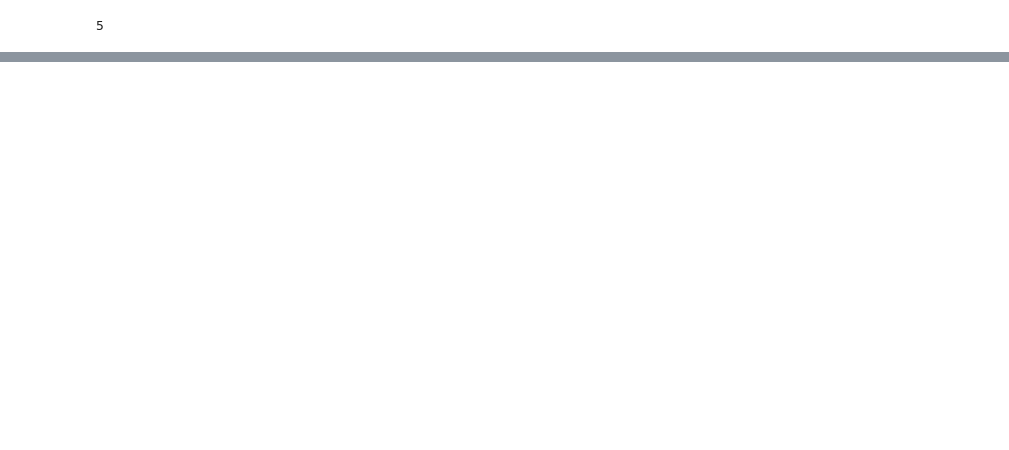
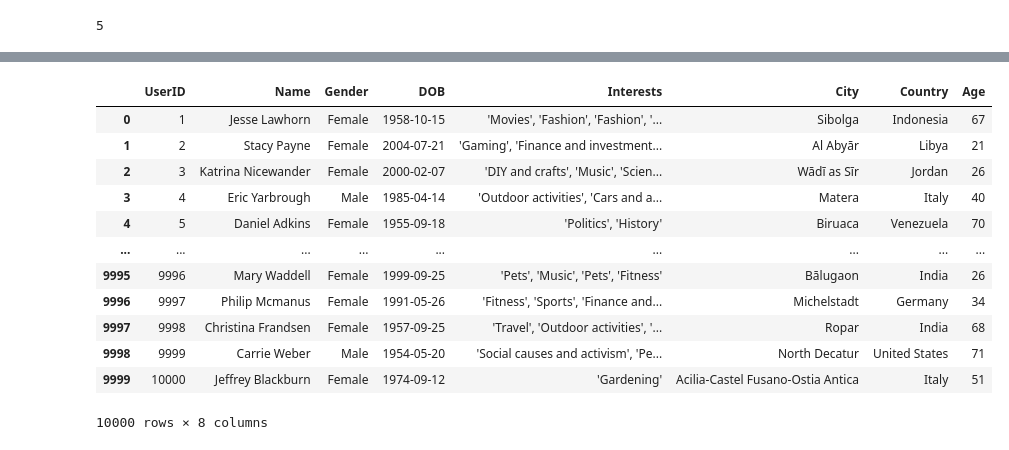
Before and after one commit to SaiShashankG/Social-Media-Friend-Recommendation-System, a Jupyter notebook: pro.ipynb, the cells around one changed output, grey strips where cells are left out. Saved outputs shown, nothing was run; the diff lists cells and outputs as text; code cells hidden in the pictures; blank space fills up the shorter version.

```diff
--- a/pro.ipynb
+++ b/pro.ipynb
@@ -15,0 +76,25 @@ FileNotFoundError: [Errno 2] No such file or directory: 'SocialMediaUsersDataSet
+# %%
+dob = pd.to_datetime(dataset['DOB'])
+current_date = datetime.now()
+
+# Calculate exact age considering leap years
+def calculate_age(born):
+    today = current_date
+    return today.year - born.year - ((today.month, today.day) < (born.month, born.day))
+
+dataset['Age'] = dob.apply(calculate_age)
+dataset
+# %% [output]
+|  | UserID | Name | Gender | DOB | Interests | City | Country | Age |
+| 0 | 1 | Jesse Lawhorn | Female | 1958-10-15 | 'Movies', 'Fashion', 'Fashion', '... | Sibolga | Indonesia | 67 |
+| 1 | 2 | Stacy Payne | Female | 2004-07-21 | 'Gaming', 'Finance and investment... | Al Abyār | Libya | 21 |
+| 2 | 3 | Katrina Nicewander | Female | 2000-02-07 | 'DIY and crafts', 'Music', 'Scien... | Wādī as Sīr | Jordan | 26 |
+| 3 | 4 | Eric Yarbrough | Male | 1985-04-14 | 'Outdoor activities', 'Cars and a... | Matera | Italy | 40 |
+| 4 | 5 | Daniel Adkins | Female | 1955-09-18 | 'Politics', 'History' | Biruaca | Venezuela | 70 |
+| ... | ... | ... | ... | ... | ... | ... | ... | ... |
+| 9995 | 9996 | Mary Waddell | Female | 1999-09-25 | 'Pets', 'Music', 'Pets', 'Fitness' | Bālugaon | India | 26 |
+| 9996 | 9997 | Philip Mcmanus | Female | 1991-05-26 | 'Fitness', 'Sports', 'Finance and... | Michelstadt | Germany | 34 |
+| 9997 | 9998 | Christina Frandsen | Female | 1957-09-25 | 'Travel', 'Outdoor activities', '... | Ropar | India | 68 |
+| 9998 | 9999 | Carrie Weber | Male | 1954-05-20 | 'Social causes and activism', 'Pe... | North Decatur | United States | 71 |
+| 9999 | 10000 | Jeffrey Blackburn | Female | 1974-09-12 | 'Gardening' | Acilia-Castel Fusano-Ostia Antica | Italy | 51 |
+10000 rows × 8 columns
```
Also changed, not shown: parts of 23 cells of this notebook.
